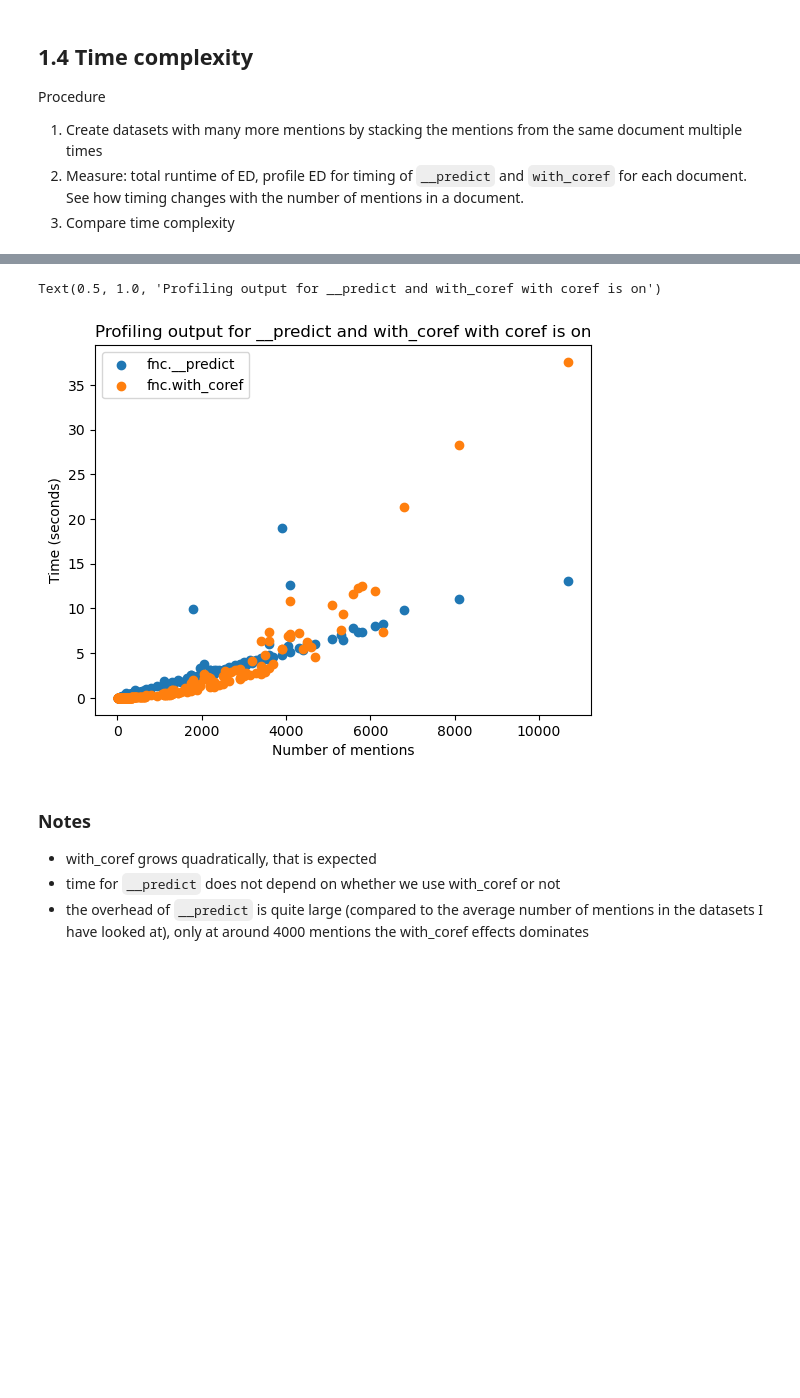
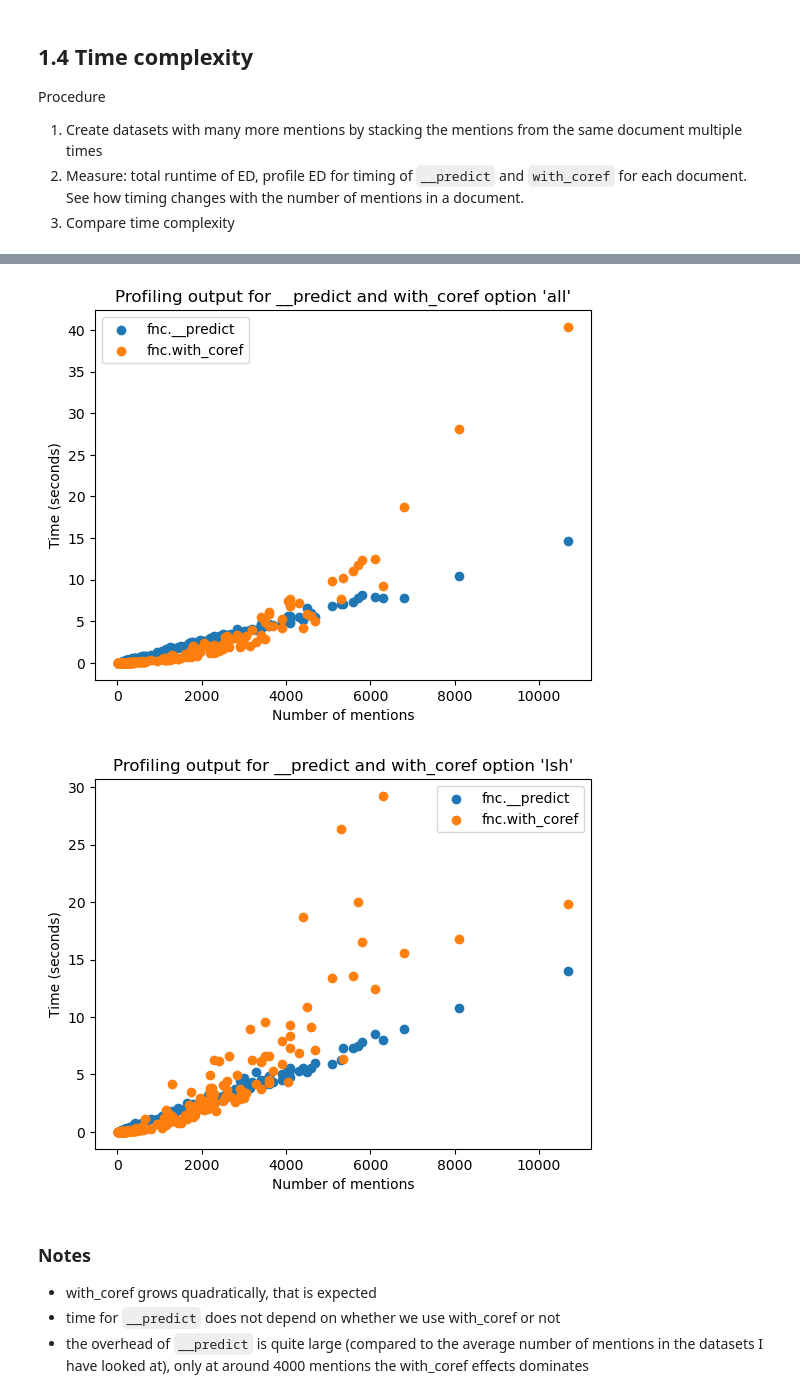
Before and after one commit to f-hafner/explore_coref, a Jupyter notebook: overview.ipynb, the cells around one changed output, grey strips where cells are left out. Drawn from its saved outputs; the diff is of its cells as text; code cells hidden in the pictures; blank space fills up the shorter version.

```diff
--- a/overview.ipynb
+++ b/overview.ipynb
@@ -251,14 +255,10 @@ Procedure
 # %%
 time_dataset = {}
-inputs = {
-    "coref_yes": "",
-    "coref_no": "_nocoref"
-}
 path_mentions_time = f"{path_efficiencytest}n_mentions_time/"
-for k, suffix in inputs.items():
+for suffix, name in coref_options.items():
     with open(f"{path_mentions_time}{name_aida_dataset}{suffix}.pickle", "rb") as file:
         data = pickle.load(file)
-        time_dataset[k] = data
+        time_dataset[name] = data
 # %%
 
 timing_overall = {}
@@ -280,5 +280,5 @@ for lbl, d in timing_overall.items():
 ax.legend()
 ax.set_xlabel("number of mentions")
 ax.set_ylabel("time (seconds)")
-ax.set_title("Measured time for ED with and without coref")
+ax.set_title("Measured time for ED with different options for coref")
 # %% [output]
@@ -336,21 +337,22 @@ for fnc in ['with_coref', '__predict']:
 # %%
-fig, ax = plt.subplots()
-dtemp = timing_profile.loc[timing_profile['condition'] == "coref_yes", :]
-functions_to_plot = ['__predict', 'with_coref']
+for opt in ['all', 'lsh']:
+    fig, ax = plt.subplots()
+    dtemp = timing_profile.loc[timing_profile['condition'] == opt, :]
+    functions_to_plot = ['__predict', 'with_coref']
 
-for fn in functions_to_plot:
-    fn_label = f"fnc.{fn}"
-    d = dtemp.loc[dtemp['fn'] == fn, :]
-    ax.scatter(x=d['n_mentions'], y=d['cumtime'], label=fn_label)
+    for fn in functions_to_plot:
+        fn_label = f"fnc.{fn}"
+        d = dtemp.loc[dtemp['fn'] == fn, :]
+        ax.scatter(x=d['n_mentions'], y=d['cumtime'], label=fn_label)
 
 
-ax.legend()
-ax.set_xlabel(xlabel)
-ax.set_ylabel(ylabel)
-ax.set_title("Profiling output for __predict and with_coref with coref is on")
+    ax.legend()
+    ax.set_xlabel(xlabel)
+    ax.set_ylabel(ylabel)
+    ax.set_title(f"Profiling output for __predict and with_coref option '{opt}'")
 # %% [output]
-Text(0.5, 1.0, 'Profiling output for __predict and with_coref with coref is on')
-[figure, old version]
+[figure, new version]
+[figure, added]
 # %% [markdown]
 ### Notes
 - with_coref grows quadratically, that is expected
```
Also changed, not shown: parts of 5 cells of this notebook.
